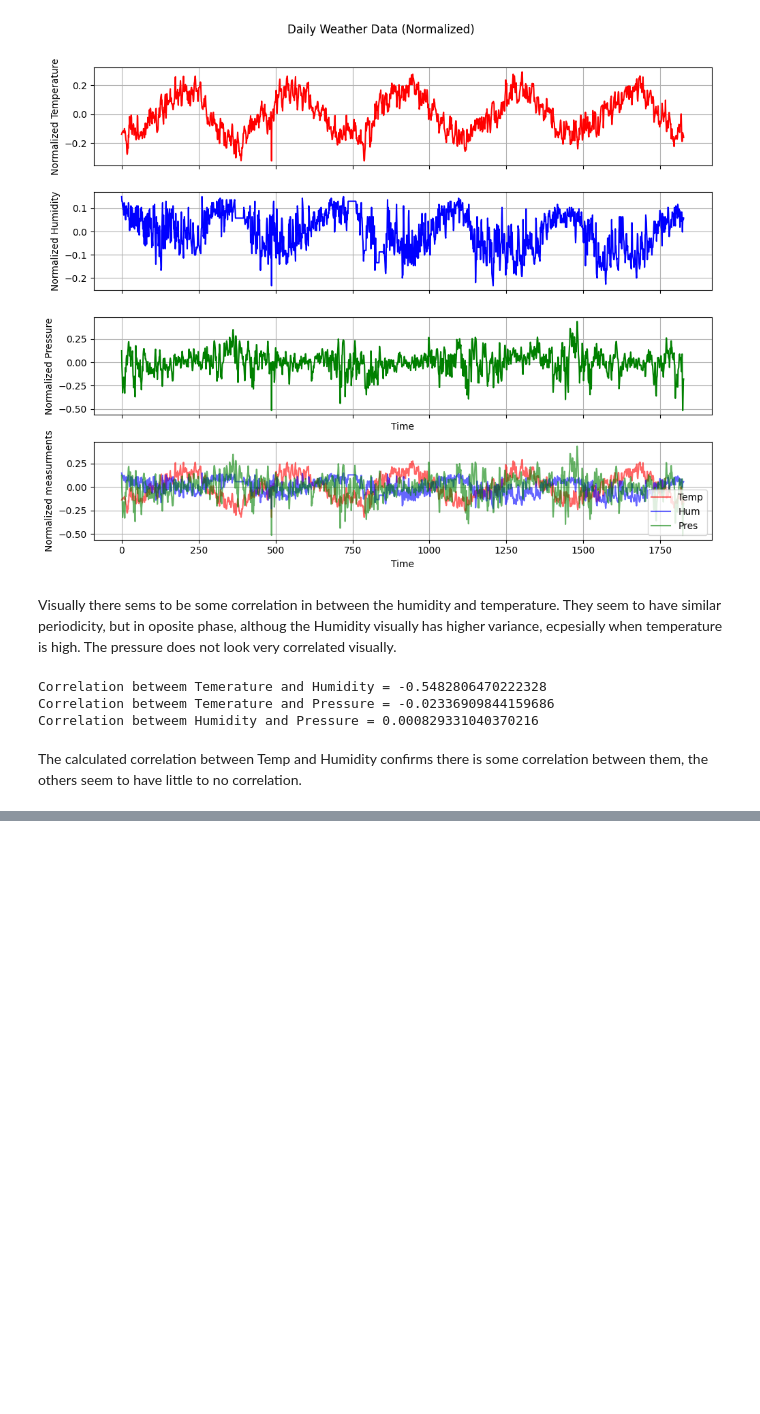
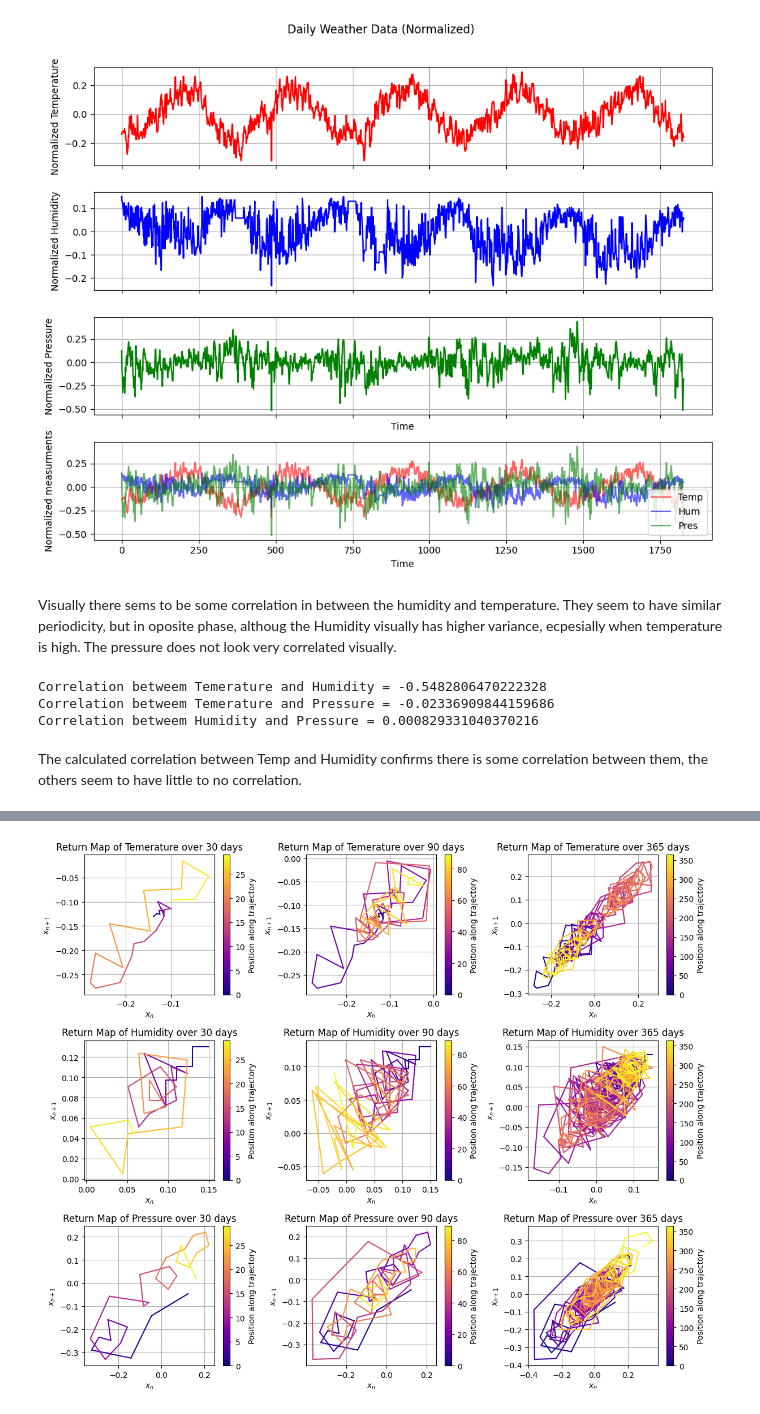
Before and after one commit to Sam-RvandV/TSM_SS2025, a Jupyter notebook: exercises/ex1/Rouppe-Sange-sheet01.ipynb, the cells around one changed output, grey strips where cells are left out. Saved outputs shown, nothing was run; the diff lists cells and outputs as text; code cells hidden in the pictures; blank space fills up the shorter version.

```diff
--- a/exercises/ex1/Rouppe-Sange-sheet01.ipynb
+++ b/exercises/ex1/Rouppe-Sange-sheet01.ipynb
@@ -103,6 +121,6 @@ def Correlation(x,y,lag=1):
 # %%
 # row 1 in file : Time,Temperature,Humidity,Pressure
-dailyweather = Data("dailyweather.csv",["Year","Temerature","Humidity","Pressure"],skiprows=1,delimiter=",")
+dailyweather = Data("dailyweather.csv",elements=["Year","Temerature","Humidity","Pressure"],skiprows=1,delimiter=",")
 #print(np.shape(dailyweather_raw))
 
 T_plot,H_plot,P_plot = dailyweather.std_for_plot([1,2,3])
@@ -157,6 +175,3 @@ Correlation betweem Temerature and Pressure = -0.02336909844159686
 Correlation betweem Humidity and Pressure = 0.000829331040370216
 # %% [markdown]
 The calculated correlation between Temp and Humidity confirms there is some correlation between them, the others seem to have little to no correlation.
-# %%
-for i in range(1,4):
-    dailyweather.return_map(i,30,title=dailyweather.elements[i],cmap="plasma")
@@ -166,0 +178,16 @@ for i in range(1,4):
+# %%
+days = [30,90,365]
+
+fig = plt.figure(figsize=(12, 10))
+plt_indx = 1
+
+for i in range(1,4):
+    for j in range(1,len(days)+1):
+        ax = fig.add_subplot(len(days),len(days),plt_indx)
+        dailyweather.return_map(i,days[j-1],title=dailyweather.elements[i],cmap="plasma",ax=ax)
+        plt_indx += 1
+
+plt.tight_layout()
+plt.show()
+# %% [output]
+[figure, added]
```
Also changed, not shown: parts of 10 cells of this notebook.
